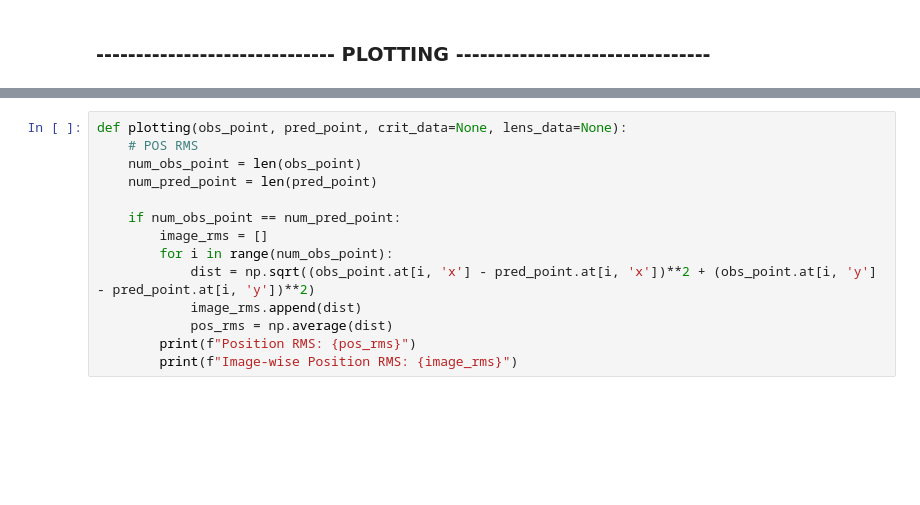
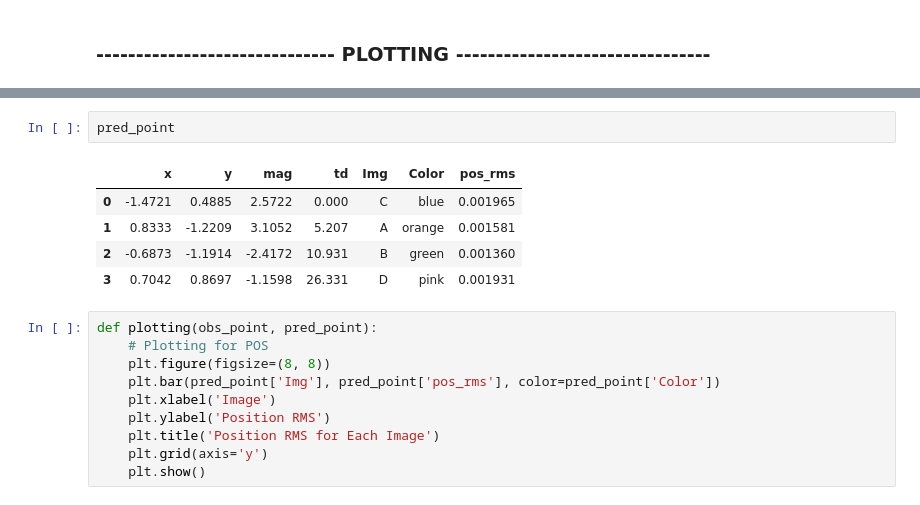
Before and after one commit to romms921/PyAutoGlaf, a Jupyter notebook: plotting.ipynb, the cells around one changed output, grey strips where cells are left out. Cells and saved outputs as stored; diff of their text form; blank space fills up the shorter version.

```diff
--- a/plotting.ipynb
+++ b/plotting.ipynb
@@ -907,15 +945,19 @@ if optimize == 1:
+# %%
+pred_point
+# %% [output]
+|  | x | y | mag | td | Img | Color | pos_rms |
+| 0 | -1.4721 | 0.4885 | 2.5722 | 0.000 | C | blue | 0.001965 |
+| 1 | 0.8333 | -1.2209 | 3.1052 | 5.207 | A | orange | 0.001581 |
+| 2 | -0.6873 | -1.1914 | -2.4172 | 10.931 | B | green | 0.001360 |
+| 3 | 0.7042 | 0.8697 | -1.1598 | 26.331 | D | pink | 0.001931 |
 # %%
-def plotting(obs_point, pred_point, crit_data=None, lens_data=None):
-    # POS RMS
-    num_obs_point = len(obs_point)
-    num_pred_point = len(pred_point)
-
-    if num_obs_point == num_pred_point:
-        image_rms = []
-        for i in range(num_obs_point):
-            dist = np.sqrt((obs_point.at[i, 'x'] - pred_point.at[i, 'x'])**2 + (obs_point.at[i, 'y'] - pred_point.at[i, 'y'])**2)
-            image_rms.append(dist)
-            pos_rms = np.average(dist)
-        print(f"Position RMS: {pos_rms}")
-        print(f"Image-wise Position RMS: {image_rms}")
+def plotting(obs_point, pred_point):
+    # Plotting for POS
+    plt.figure(figsize=(8, 8))
+    plt.bar(pred_point['Img'], pred_point['pos_rms'], color=pred_point['Color'])
+    plt.xlabel('Image')
+    plt.ylabel('Position RMS')
+    plt.title('Position RMS for Each Image')
+    plt.grid(axis='y')
+    plt.show()
 # %%
```
Also changed, not shown: parts of 3 cells of this notebook, 3 other files.
